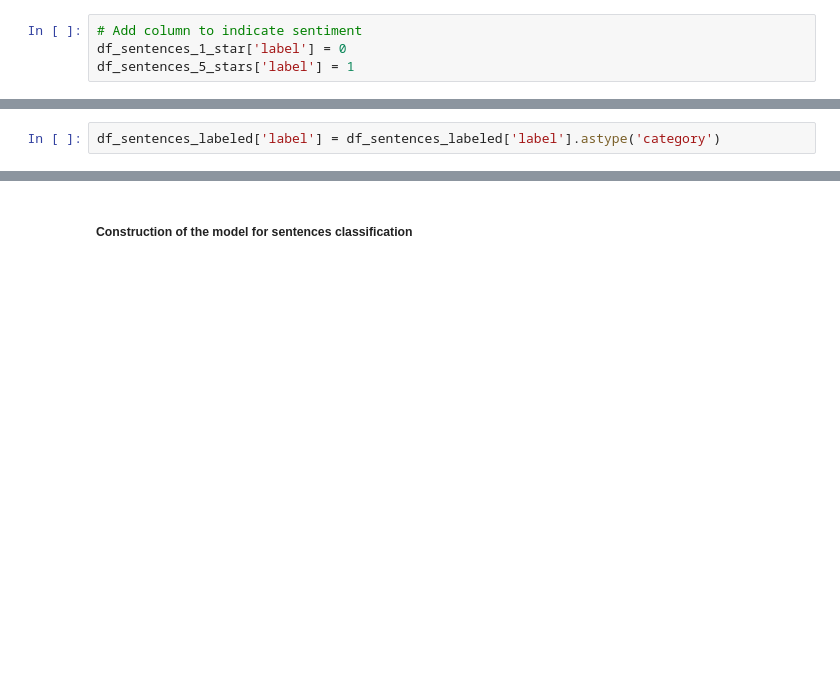
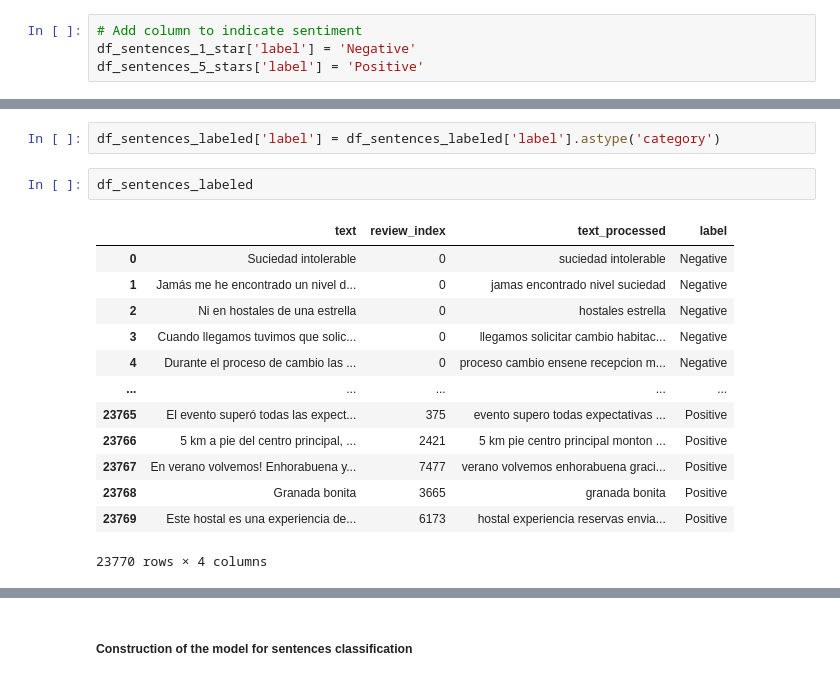
Before and after one commit to molkrovic/Hotel_reviews_classification, a Jupyter notebook: src/neutral.ipynb, the cells around one changed output, grey strips where cells are left out. Drawn from its saved outputs; the diff is of its cells as text; blank space fills up the shorter version.

```diff
--- a/src/neutral.ipynb
+++ b/src/neutral.ipynb
@@ -80,10 +88,26 @@ Examples of positive sentences:
 | 47929 | Totalmente recomendable!! | totalmente recomendable |
 # %%
 # Add column to indicate sentiment
-df_sentences_1_star['label'] = 0
-df_sentences_5_stars['label'] = 1
+df_sentences_1_star['label'] = 'Negative'
+df_sentences_5_stars['label'] = 'Positive'
 # %%
 # Combine positive and negative sentences into one df
 df_sentences_labeled = pd.concat([df_sentences_1_star, df_sentences_5_stars]).reset_index(drop=True)
 # %%
 df_sentences_labeled['label'] = df_sentences_labeled['label'].astype('category')
+# %%
+df_sentences_labeled
+# %% [output]
+|  | text | review_index | text_processed | label |
+| 0 | Suciedad intolerable | 0 | suciedad intolerable | Negative |
+| 1 | Jamás me he encontrado un nivel d... | 0 | jamas encontrado nivel suciedad | Negative |
+| 2 | Ni en hostales de una estrella | 0 | hostales estrella | Negative |
+| 3 | Cuando llegamos tuvimos que solic... | 0 | llegamos solicitar cambio habitac... | Negative |
+| 4 | Durante el proceso de cambio las ... | 0 | proceso cambio ensene recepcion m... | Negative |
+| ... | ... | ... | ... | ... |
+| 23765 | El evento superó todas las expect... | 375 | evento supero todas expectativas ... | Positive |
+| 23766 | 5 km a pie del centro principal, ... | 2421 | 5 km pie centro principal monton ... | Positive |
+| 23767 | En verano volvemos! Enhorabuena y... | 7477 | verano volvemos enhorabuena graci... | Positive |
+| 23768 | Granada bonita | 3665 | granada bonita | Positive |
+| 23769 | Este hostal es una experiencia de... | 6173 | hostal experiencia reservas envia... | Positive |
+23770 rows × 4 columns
```
Also changed, not shown: parts of 25 cells of this notebook, 11 other files.
